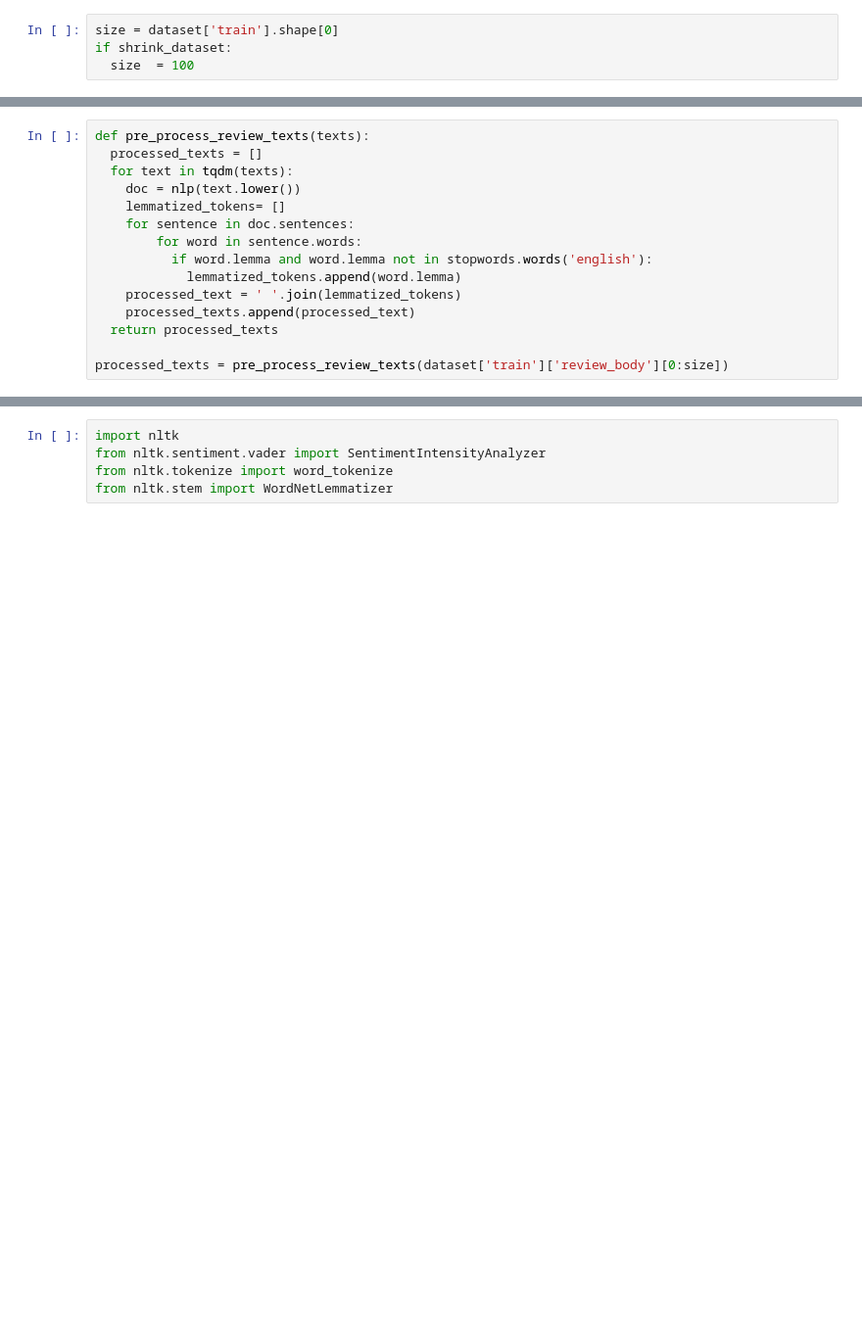
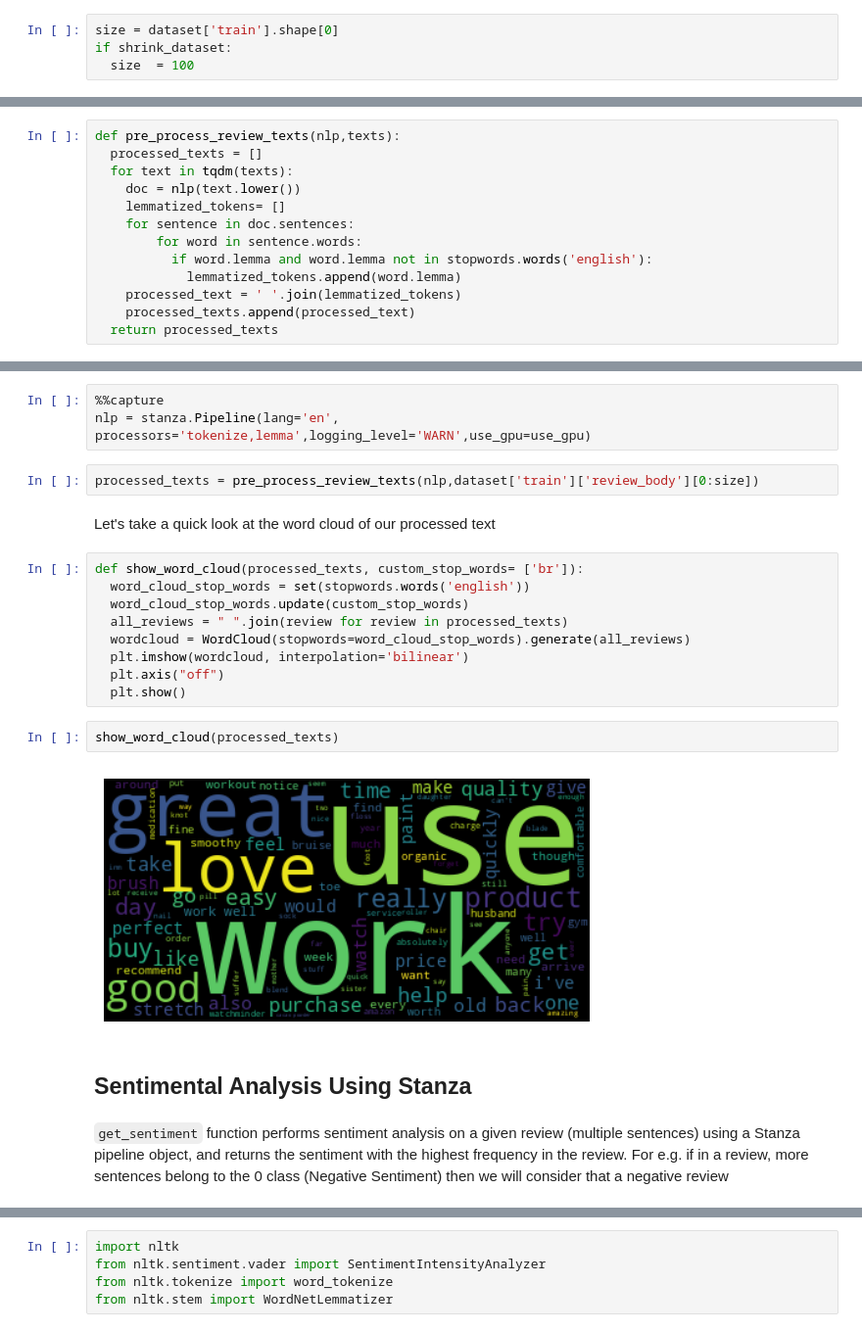
Before and after one commit to pal0064/tutorials, a Jupyter notebook: stanza/Stanza.ipynb, the cells around one changed output, grey strips where cells are left out. Shown at 98% size. Drawn from its saved outputs; the diff is of its cells as text; blank space fills up the shorter version.

```diff
--- a/stanza/Stanza.ipynb
+++ b/stanza/Stanza.ipynb
@@ -142,5 +122,5 @@ from tqdm.auto import tqdm
 # %%
-def pre_process_review_texts(texts):
+def pre_process_review_texts(nlp,texts):
   processed_texts = []
   for text in tqdm(texts):
     doc = nlp(text.lower())
@@ -152,5 +132,3 @@ def pre_process_review_texts(texts):
     processed_text = ' '.join(lemmatized_tokens)
     processed_texts.append(processed_text)
   return processed_texts
-
-processed_texts = pre_process_review_texts(dataset['train']['review_body'][0:size])
@@ -168,0 +143,24 @@ true_labels = pre_process_ratings(dataset['train']['star_rating'][0:size])
+# %%
+%%capture
+nlp = stanza.Pipeline(lang='en', processors='tokenize,lemma',logging_level='WARN',use_gpu=use_gpu)
+# %%
+processed_texts = pre_process_review_texts(nlp,dataset['train']['review_body'][0:size])
+# %% [markdown]
+Let's take a quick look at the word cloud of our processed text
+# %%
+def show_word_cloud(processed_texts, custom_stop_words= ['br']):
+  word_cloud_stop_words = set(stopwords.words('english'))
+  word_cloud_stop_words.update(custom_stop_words)
+  all_reviews = " ".join(review for review in processed_texts)
+  wordcloud = WordCloud(stopwords=word_cloud_stop_words).generate(all_reviews)
+  plt.imshow(wordcloud, interpolation='bilinear')
+  plt.axis("off")
+  plt.show()
+# %%
+show_word_cloud(processed_texts)
+# %% [output]
+[figure, added]
+# %% [markdown]
+## Sentimental Analysis Using Stanza
+# %% [markdown]
+`get_sentiment` function performs sentiment analysis on a given review (multiple sentences) using a Stanza pipeline object, and returns the sentiment with the highest frequency in the review. For e.g. if in a review, more sentences belong to the 0 class (Negative Sentiment) then we will consider that a negative  review
```
Also changed, not shown: parts of 63 cells of this notebook, 7 other files.
